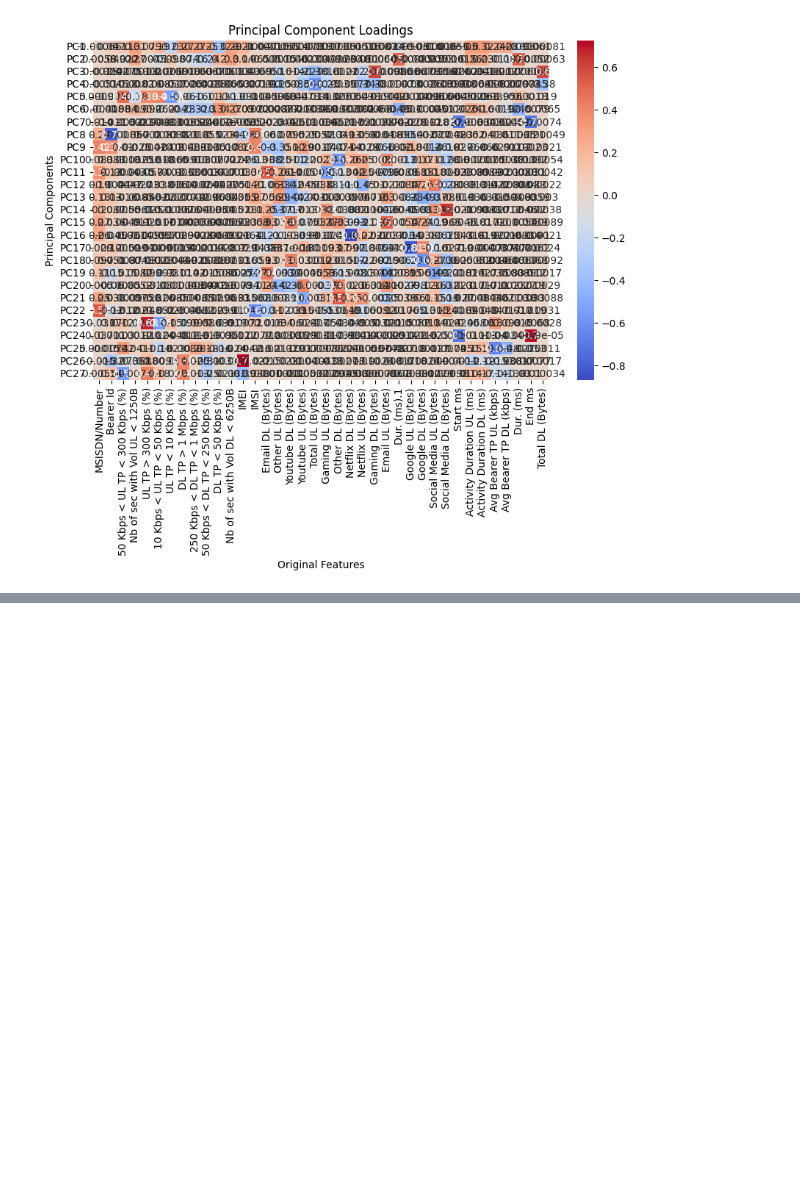
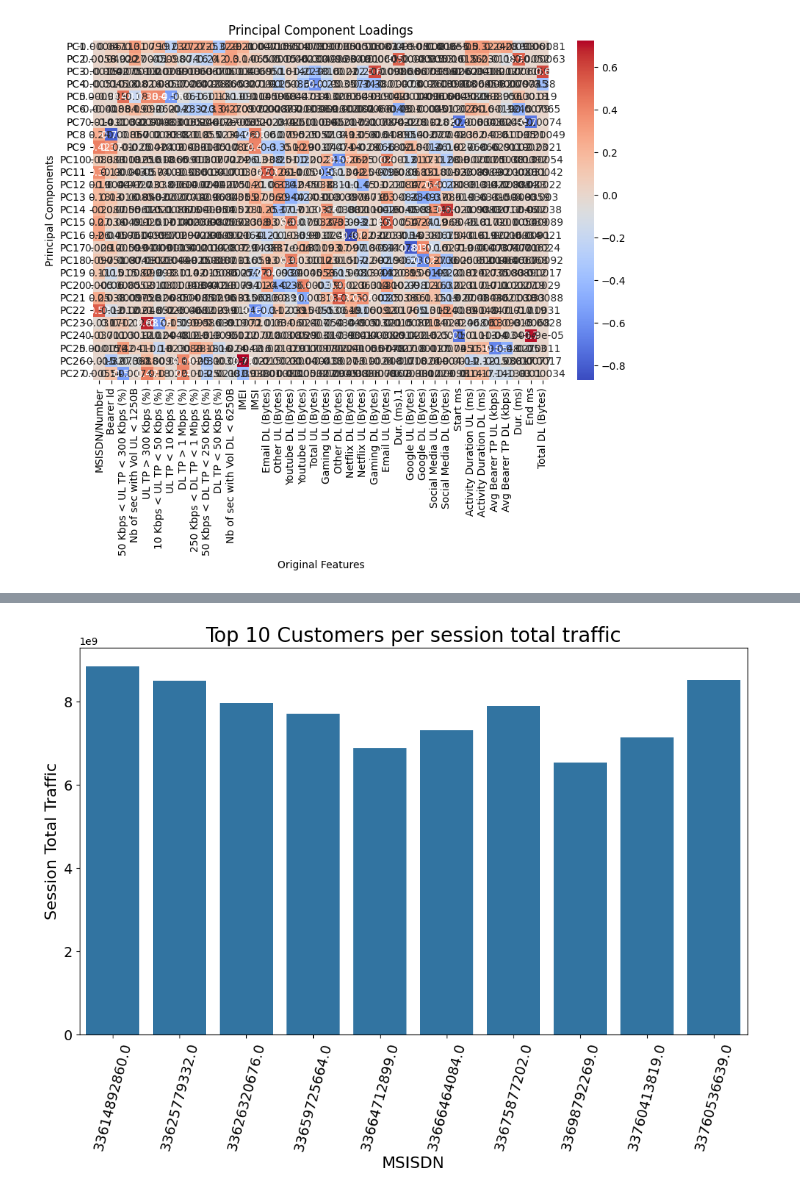
Before and after one commit to Roseco-crs/10Academy_week_1_Telecom_Industry, a Jupyter notebook: code/extract_data.ipynb, the cells around one changed output, grey strips where cells are left out. Cells and saved outputs as stored; diff of their text form; code cells hidden in the pictures; blank space fills up the shorter version.

```diff
--- a/code/extract_data.ipynb
+++ b/code/extract_data.ipynb
@@ -515,0 +552,4 @@ array([[-5.33286391, 22.06253825, -0.38585817, ..., -1.03519655,
+# %%
+plot_bar(top_10_data, top_10_data["MSISDN/Number"], top_10_data[('Total (Bytes)', 'sum')], 'Top 10 Customers per session total traffic', "MSISDN", "Session Total Traffic")
+# %% [output]
+[figure, added]
```
Also changed, not shown: parts of 10 cells of this notebook.
